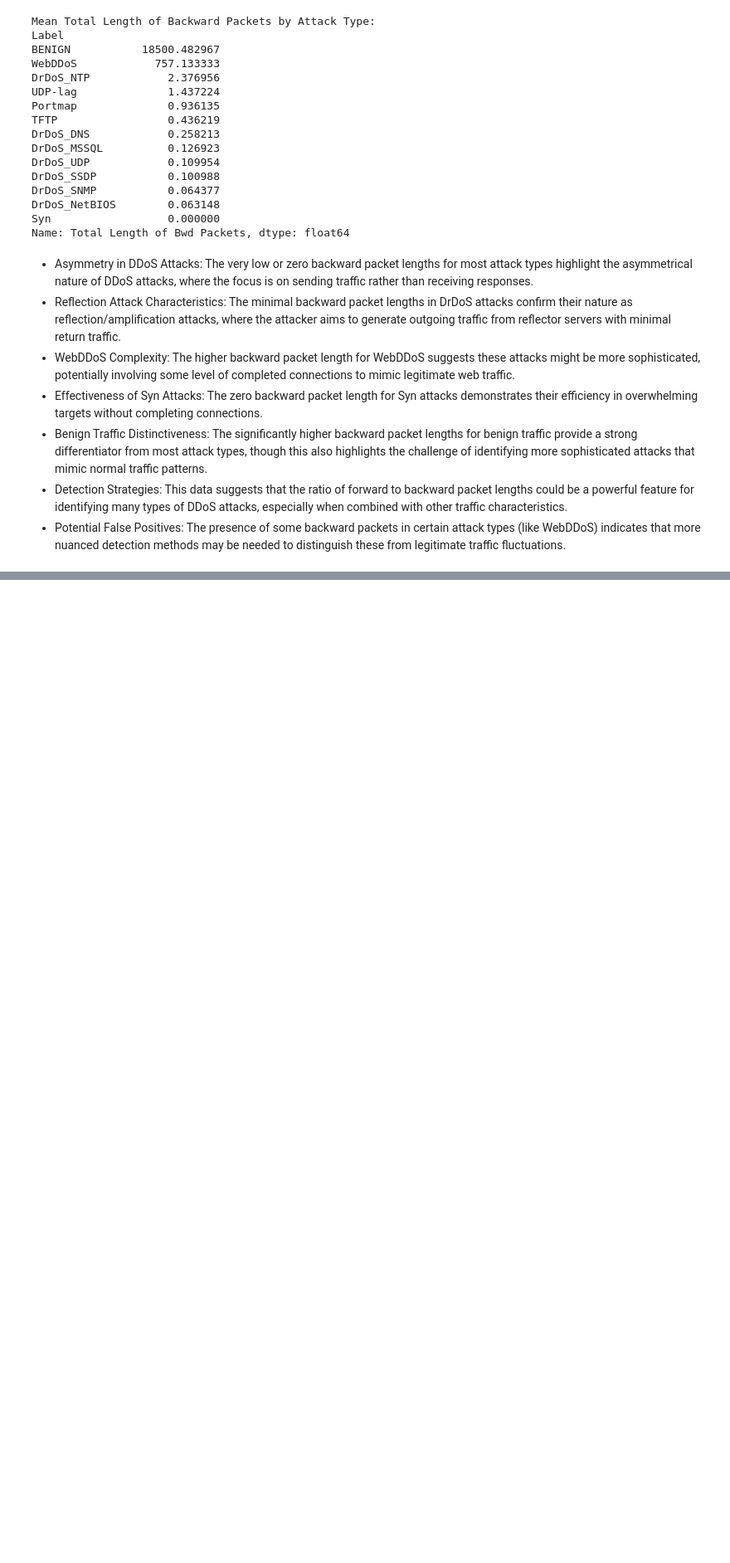
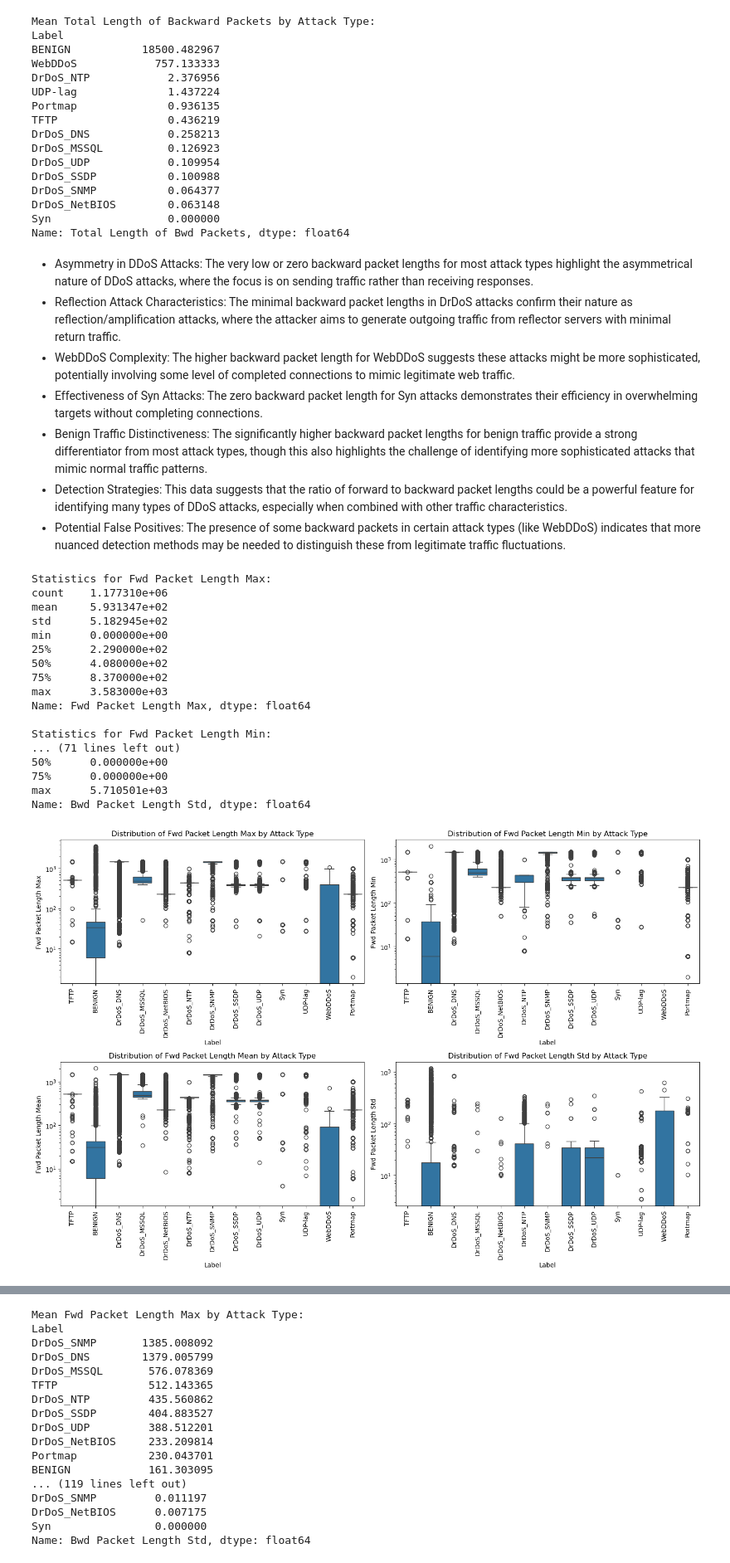
Before and after one commit to Eric-MK/nids_ddos, a Jupyter notebook: notebooks/attacks.ipynb, the cells around one changed output, grey strips where cells are left out. Shown: that part at 83% size. Drawn from its saved outputs; the diff is of its cells as text; code cells hidden in the pictures; blank space fills up the shorter version.

```diff
--- a/notebooks/attacks.ipynb
+++ b/notebooks/attacks.ipynb
@@ -522,3 +542,63 @@ Name: Total Length of Bwd Packets, dtype: float64
 - Benign Traffic Distinctiveness: The significantly higher backward packet lengths for benign traffic provide a strong differentiator from most attack types, though this also highlights the challenge of identifying more sophisticated attacks that mimic normal traffic patterns.
 - Detection Strategies: This data suggests that the ratio of forward to backward packet lengths could be a powerful feature for identifying many types of DDoS attacks, especially when combined with other traffic characteristics.
 - Potential False Positives: The presence of some backward packets in certain attack types (like WebDDoS) indicates that more nuanced detection methods may be needed to distinguish these from legitimate traffic fluctuations.
+# %%
+# List of features to analyze
+fwd_features = ['Fwd Packet Length Max', 'Fwd Packet Length Min', 'Fwd Packet Length Mean', 'Fwd Packet Length Std']
+bwd_features = ['Bwd Packet Length Max', 'Bwd Packet Length Min', 'Bwd Packet Length Mean', 'Bwd Packet Length Std']
+
+# Function to print statistics for a feature
+def print_feature_stats(feature):
+    print(f"\nStatistics for {feature}:")
+    print(data_attack[feature].describe())
+
+# Print statistics for each feature
+for feature in fwd_features + bwd_features:
+    print_feature_stats(feature)
+
+# Box plots for forward packet length features
+plt.figure(figsize=(15, 10))
+for i, feature in enumerate(fwd_features, 1):
+    plt.subplot(2, 2, i)
+    sns.boxplot(x='Label', y=feature, data=data_attack)
+    plt.xticks(rotation=90)
+    plt.title(f'Distribution of {feature} by Attack Type')
+    plt.yscale('log')
+plt.tight_layout()
+plt.show()
+
+# Box plots for backward packet length features
+plt.figure(figsize=(15, 10))
+for i, feature in enumerate(bwd_features, 1):
+    plt.subplot(2, 2, i)
+    sns.boxplot(x='Label', y=feature, data=data_attack)
+    plt.xticks(rotation=90)
+    plt.title(f'Distribution of {feature} by Attack Type')
+    plt.yscale('log')
+plt.tight_layout()
+plt.show()
+
+# Calculate mean values for each feature by attack type
+for feature in fwd_features + bwd_features:
+    mean_values = data_attack.groupby('Label')[feature].mean().sort_values(ascending=False)
+    print(f"\nMean {feature} by Attack Type:")
+    print(mean_values)
+# %% [output]
+Statistics for Fwd Packet Length Max:
+count    1.177310e+06
+mean     5.931347e+02
+std      5.182945e+02
+min      0.000000e+00
+25%      2.290000e+02
+50%      4.080000e+02
+75%      8.370000e+02
+max      3.583000e+03
+Name: Fwd Packet Length Max, dtype: float64
+
+Statistics for Fwd Packet Length Min:
+... (71 lines left out)
+50%      0.000000e+00
+75%      0.000000e+00
+max      5.710501e+03
+Name: Bwd Packet Length Std, dtype: float64
+[figure, added]
@@ -524,0 +606,17 @@ Name: Total Length of Bwd Packets, dtype: float64
+Mean Fwd Packet Length Max by Attack Type:
+Label
+DrDoS_SNMP       1385.008092
+DrDoS_DNS        1379.005799
+DrDoS_MSSQL       576.078369
+TFTP              512.143365
+DrDoS_NTP         435.560862
+DrDoS_SSDP        404.883527
+DrDoS_UDP         388.512201
+DrDoS_NetBIOS     233.209814
+Portmap           230.043701
+BENIGN            161.303095
+... (119 lines left out)
+DrDoS_SNMP         0.011197
+DrDoS_NetBIOS      0.007175
+Syn                0.000000
+Name: Bwd Packet Length Std, dtype: float64
```
Also changed, not shown: parts of 7 cells of this notebook.
